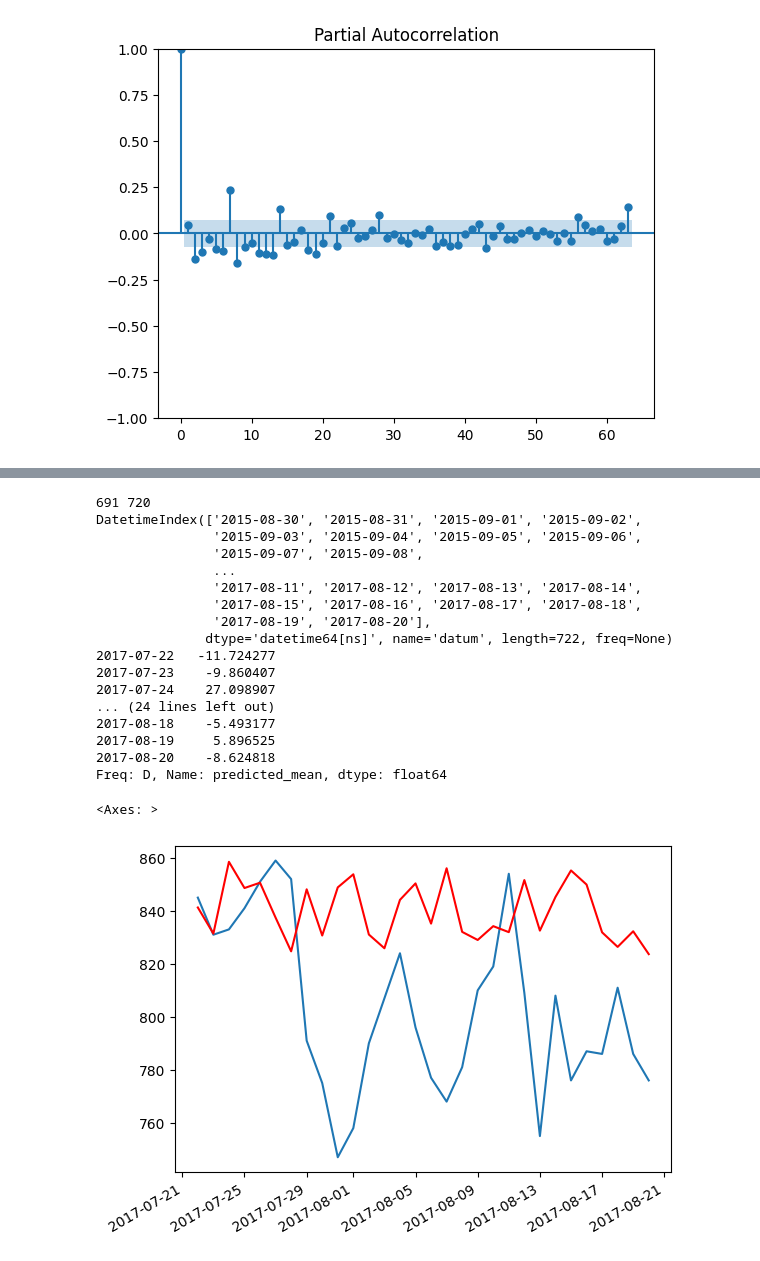
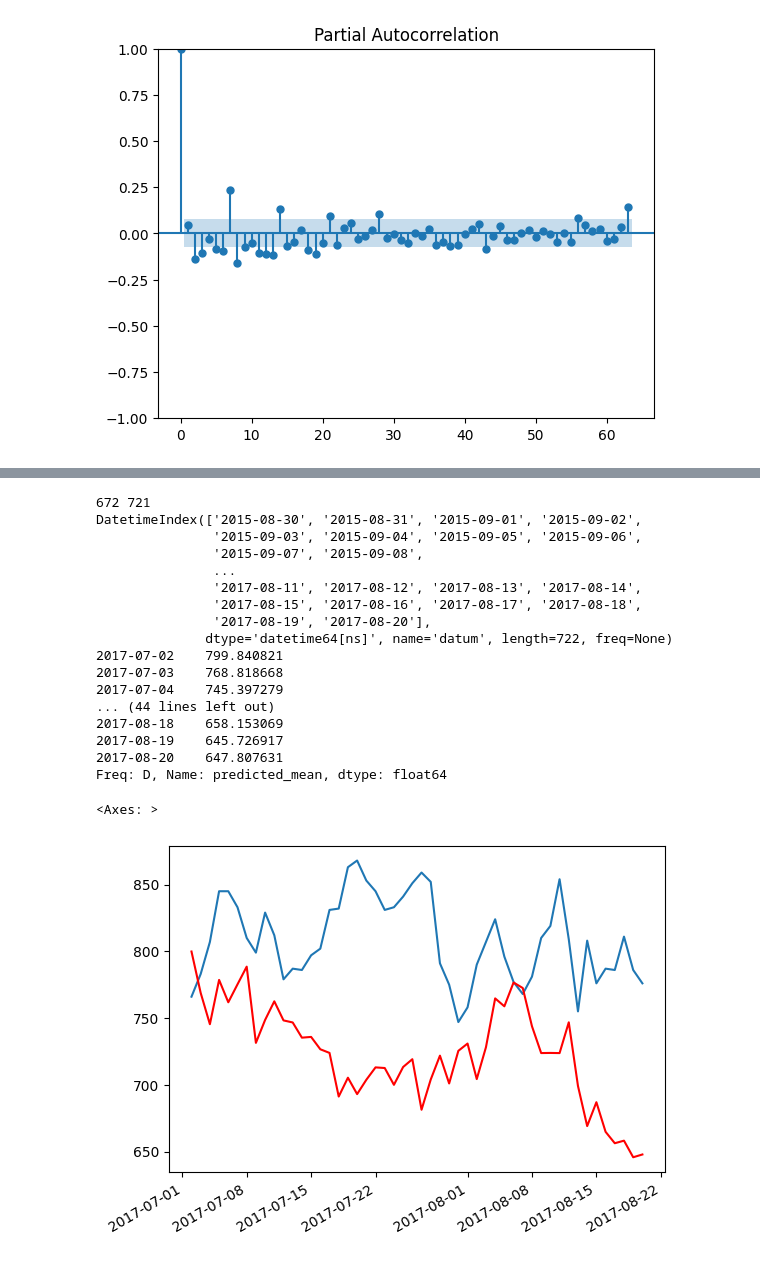
Before and after one commit to Matija-Kukic/lumen, a Jupyter notebook: data_process/total_process/Total_process.ipynb, the cells around one changed output, grey strips where cells are left out. Cells and saved outputs as stored; diff of their text form; code cells hidden in the pictures.

Commit message:
total processing, arima run with right paramaters

```diff
--- a/data_process/total_process/Total_process.ipynb
+++ b/data_process/total_process/Total_process.ipynb
@@ -173,8 +135,8 @@ Text(0.5, 1.0, 'DF2')
 [figure]
 # %%
 from statsmodels.tsa.arima.model import ARIMA
-train2 = df2.iloc[:-30]
-test2 = df2.iloc[-30:]
-print(train2.shape)
-print(test2.shape)
+train = df2.iloc[:-50]
+test = df2.iloc[-50:]
+print(train.shape)
+print(test.shape)
 # %% [output]
@@ -284,5 +214,5 @@ Warnings:
 # %%
-mod = ARIMA(train2diff['broj_gostiju'], order = (105,0,63))
+mod = ARIMA(train['broj_gostiju'], order = (105,1,63))
 mod = mod.fit()
 mod.summary()
 # %% [output]
@@ -290,33 +249,33 @@ KeyboardInterrupt:
 # %%
-start = len(train2diff)
-end = len(test2) + len(train2diff) - 1
+start = len(train)
+end = len(test) + len(train) - 1
 
 print(start,end)
 pred = mod.predict(start = start, end = end)
 
 print(df2.index)
 print(pred)
-pred = train2["broj_gostiju"].iloc[-1] + np.cumsum(pred)
+#pred = train["broj_gostiju"].iloc[-1] + np.cumsum(pred)
 #plt.plot(pred["datum"],legend=True)
-plt.plot(test2.index, test2["broj_gostiju"])
+plt.plot(test.index, test["broj_gostiju"])
 pred.plot(color = "red")
 # %% [output]
-691 720
+672 721
 DatetimeIndex(['2015-08-30', '2015-08-31', '2015-09-01', '2015-09-02',
                '2015-09-03', '2015-09-04', '2015-09-05', '2015-09-06',
                '2015-09-07', '2015-09-08',
                ...
                '2017-08-11', '2017-08-12', '2017-08-13', '2017-08-14',
                '2017-08-15', '2017-08-16', '2017-08-17', '2017-08-18',
                '2017-08-19', '2017-08-20'],
               dtype='datetime64[ns]', name='datum', length=722, freq=None)
-2017-07-22   -11.724277
-2017-07-23    -9.860407
-2017-07-24    27.098907
-... (24 lines left out)
-2017-08-18    -5.493177
-2017-08-19     5.896525
-2017-08-20    -8.624818
+2017-07-02    799.840821
+2017-07-03    768.818668
+2017-07-04    745.397279
+... (44 lines left out)
+2017-08-18    658.153069
+2017-08-19    645.726917
+2017-08-20    647.807631
 Freq: D, Name: predicted_mean, dtype: float64
 <Axes: >
-[figure, old version]
+[figure, new version]
```
Also changed, not shown: parts of 15 cells of this notebook.
